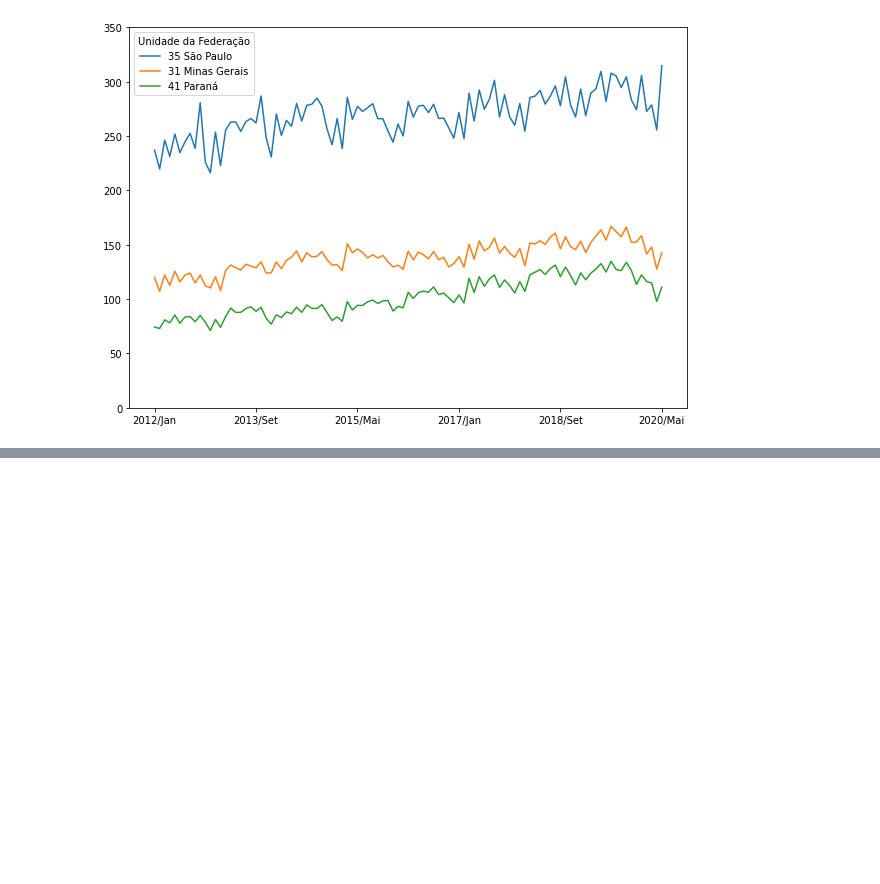
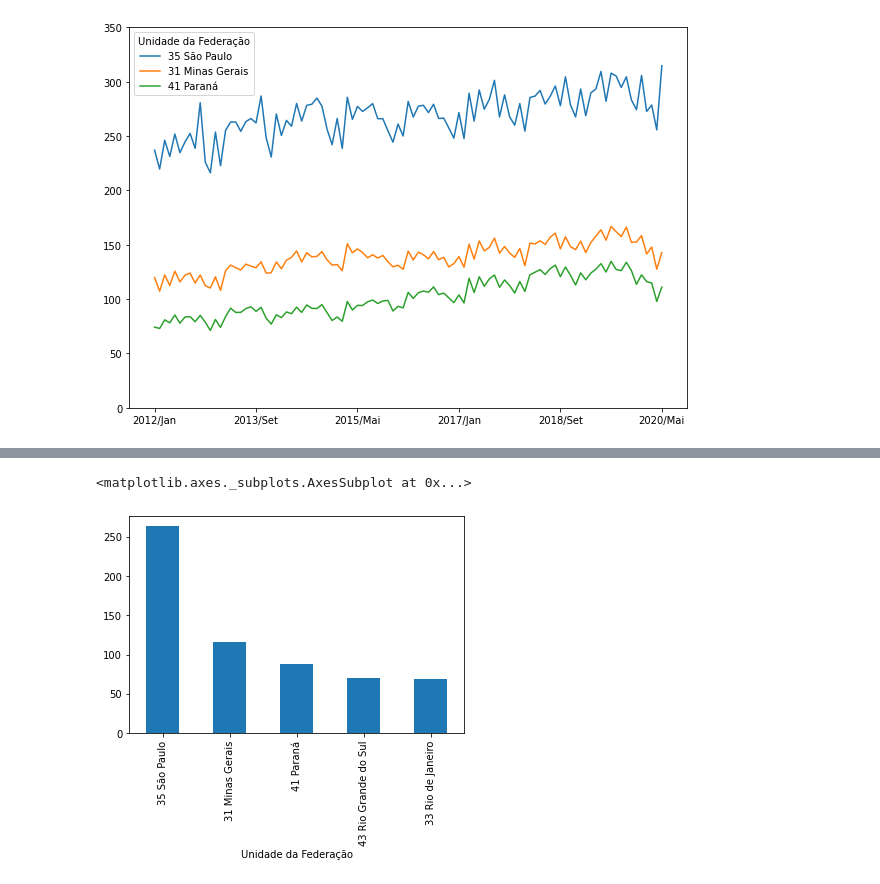
Before and after one commit to paulo-lins/EDA_datasus, a Jupyter notebook: EDA_tabnet.ipynb, the cells around one changed output, grey strips where cells are left out. Drawn from its saved outputs; the diff is of its cells as text; code cells hidden in the pictures; blank space fills up the shorter version.

```diff
--- a/EDA_tabnet.ipynb
+++ b/EDA_tabnet.ipynb
@@ -614,3 +614,9 @@ sort_total1.head(3)[filtered_months].T.plot(figsize=(10, 7))
 plt.ylim(0, 350);
 # %% [output]
 [figure]
+# %%
+# let's get the most recent month in our dataframe.
+# For this we can use 'list[-1]' for the last column
+
+most_recent_month = sort_total1.columns[-1]
+most_recent_month
@@ -616,0 +625,3 @@ plt.ylim(0, 350);
+# %%
+most_recent_expenses = sort_total1[most_recent_month]
+most_recent_expenses
@@ -616,0 +636,5 @@ plt.ylim(0, 350);
+# %%
+most_recent_expenses.plot(kind='bar')
+# %% [output]
+<matplotlib.axes._subplots.AxesSubplot at 0x...>
+[figure, added]
```
Also changed, not shown: parts of 7 cells of this notebook.
